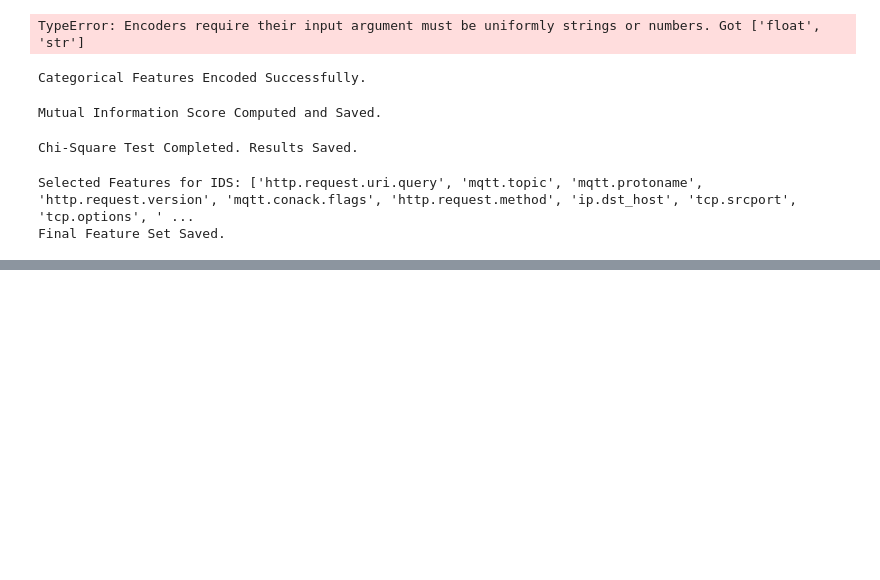
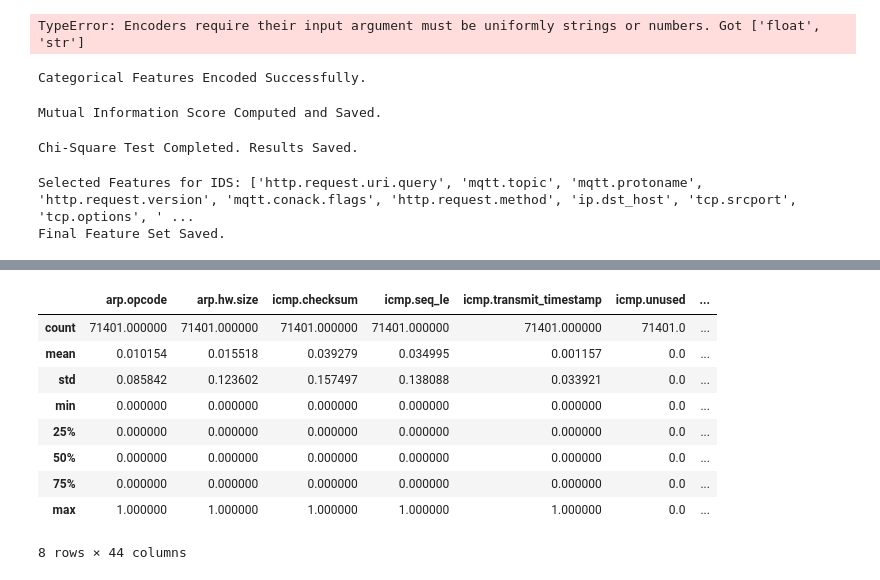
Before and after one commit to sgwrld-999/Adaptive-Network-Intrusion-Detection-System, a Jupyter notebook: Implementaiton/First_layer.ipynb, the cells around one changed output, grey strips where cells are left out. Cells and saved outputs as stored; diff of their text form; code cells hidden in the pictures; blank space fills up the shorter version.

```diff
--- a/Implementaiton/First_layer.ipynb
+++ b/Implementaiton/First_layer.ipynb
@@ -487,0 +778,13 @@ Final Feature Set Saved.
+# %%
+df_fs_scaled.describe()
+# %% [output]
+|  | arp.opcode | arp.hw.size | icmp.checksum | icmp.seq_le | icmp.transmit_timestamp | icmp.unused | ... |
+| count | 71401.000000 | 71401.000000 | 71401.000000 | 71401.000000 | 71401.000000 | 71401.0 | ... |
+| mean | 0.010154 | 0.015518 | 0.039279 | 0.034995 | 0.001157 | 0.0 | ... |
+| std | 0.085842 | 0.123602 | 0.157497 | 0.138088 | 0.033921 | 0.0 | ... |
+| min | 0.000000 | 0.000000 | 0.000000 | 0.000000 | 0.000000 | 0.0 | ... |
+| 25% | 0.000000 | 0.000000 | 0.000000 | 0.000000 | 0.000000 | 0.0 | ... |
+| 50% | 0.000000 | 0.000000 | 0.000000 | 0.000000 | 0.000000 | 0.0 | ... |
+| 75% | 0.000000 | 0.000000 | 0.000000 | 0.000000 | 0.000000 | 0.0 | ... |
+| max | 1.000000 | 1.000000 | 1.000000 | 1.000000 | 1.000000 | 0.0 | ... |
+8 rows × 44 columns
```
Also changed, not shown: parts of 21 cells of this notebook, 7 other files.
